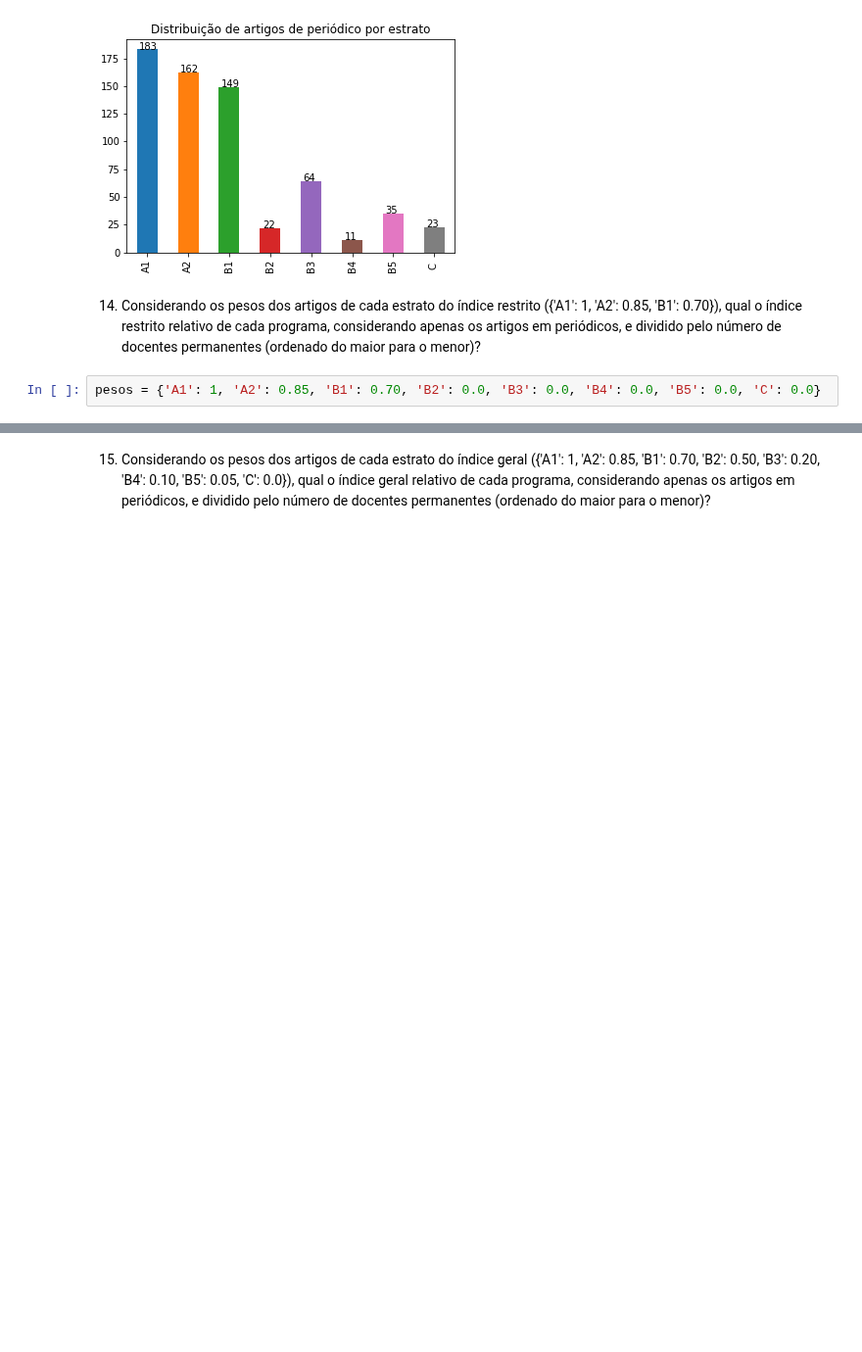
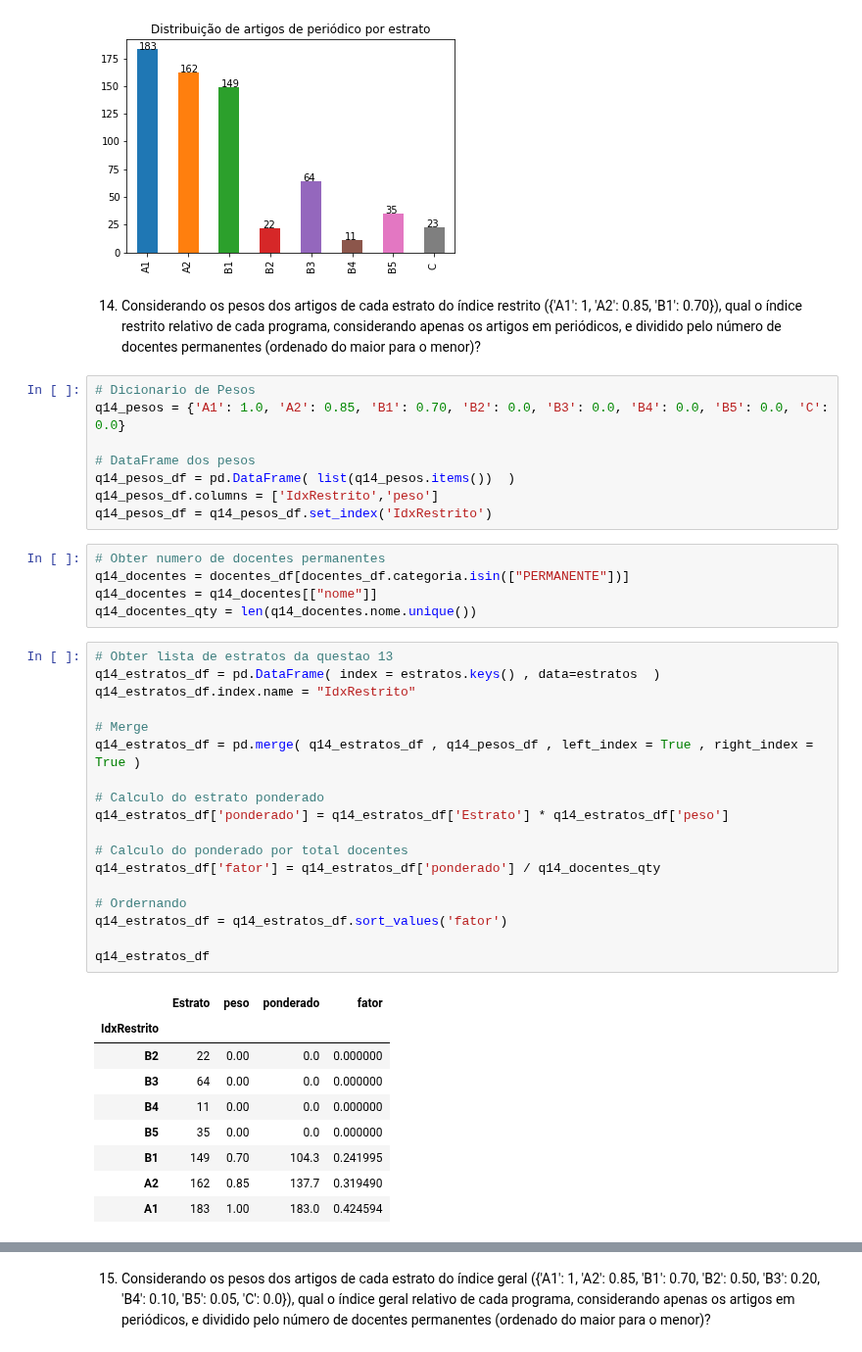
Before and after one commit to Pedalves/DataScience, a Jupyter notebook: CAPES/T1.1 Enunciado - Analise descritiva de dados de PG.ipynb, the cells around one changed output, grey strips where cells are left out. Shown at 98% size. Drawn from its saved outputs; the diff is of its cells as text; blank space fills up the shorter version.

```diff
--- a/CAPES/T1.1 Enunciado - Analise descritiva de dados de PG.ipynb
+++ b/CAPES/T1.1 Enunciado - Analise descritiva de dados de PG.ipynb
@@ -1079,4 +1079,43 @@ for idx, value in enumerate(list(estratos)):
 # %% [markdown]
 14) Considerando os pesos dos artigos de cada estrato do índice restrito ({'A1': 1, 'A2': 0.85, 'B1': 0.70}), qual o índice restrito relativo de cada programa, considerando apenas os artigos em periódicos, e dividido pelo número de docentes permanentes (ordenado do maior para o menor)?
 # %%
-pesos = {'A1': 1, 'A2': 0.85, 'B1': 0.70, 'B2': 0.0, 'B3': 0.0, 'B4': 0.0, 'B5': 0.0, 'C': 0.0}
+# Dicionario de Pesos
+q14_pesos = {'A1': 1.0, 'A2': 0.85, 'B1': 0.70, 'B2': 0.0, 'B3': 0.0, 'B4': 0.0, 'B5': 0.0, 'C': 0.0}
+
+# DataFrame dos pesos
+q14_pesos_df = pd.DataFrame( list(q14_pesos.items())  )
+q14_pesos_df.columns = ['IdxRestrito','peso']
+q14_pesos_df = q14_pesos_df.set_index('IdxRestrito')
+# %%
+# Obter numero de docentes permanentes
+q14_docentes = docentes_df[docentes_df.categoria.isin(["PERMANENTE"])]
+q14_docentes = q14_docentes[["nome"]]
+q14_docentes_qty = len(q14_docentes.nome.unique())
+# %%
+# Obter lista de estratos da questao 13
+q14_estratos_df = pd.DataFrame( index = estratos.keys() , data=estratos  )
+q14_estratos_df.index.name = "IdxRestrito"
+
+# Merge
+q14_estratos_df = pd.merge( q14_estratos_df , q14_pesos_df , left_index = True , right_index = True )
+
+# Calculo do estrato ponderado
+q14_estratos_df['ponderado'] = q14_estratos_df['Estrato'] * q14_estratos_df['peso']
+
+# Calculo do ponderado por total docentes
+q14_estratos_df['fator'] = q14_estratos_df['ponderado'] / q14_docentes_qty
+
+# Ordernando
+q14_estratos_df = q14_estratos_df.sort_values('fator')
+
+q14_estratos_df
+# %% [output]
+|  | Estrato | peso | ponderado | fator |
+| IdxRestrito |  |  |  |  |
+| B2 | 22 | 0.00 | 0.0 | 0.000000 |
+| B3 | 64 | 0.00 | 0.0 | 0.000000 |
+| B4 | 11 | 0.00 | 0.0 | 0.000000 |
+| B5 | 35 | 0.00 | 0.0 | 0.000000 |
+| B1 | 149 | 0.70 | 104.3 | 0.241995 |
+| A2 | 162 | 0.85 | 137.7 | 0.319490 |
+| A1 | 183 | 1.00 | 183.0 | 0.424594 |
```
Also changed, not shown: parts of 5 cells of this notebook, 1 other file.
